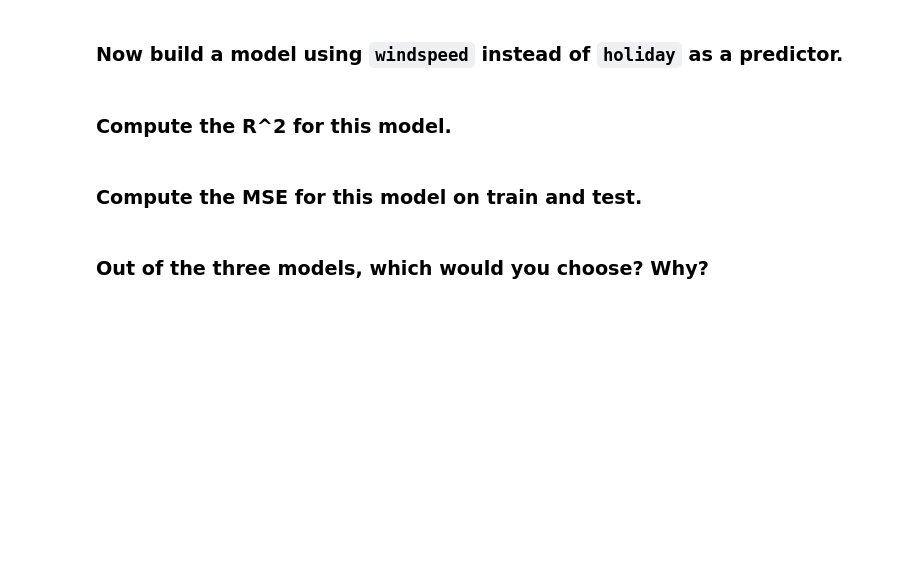
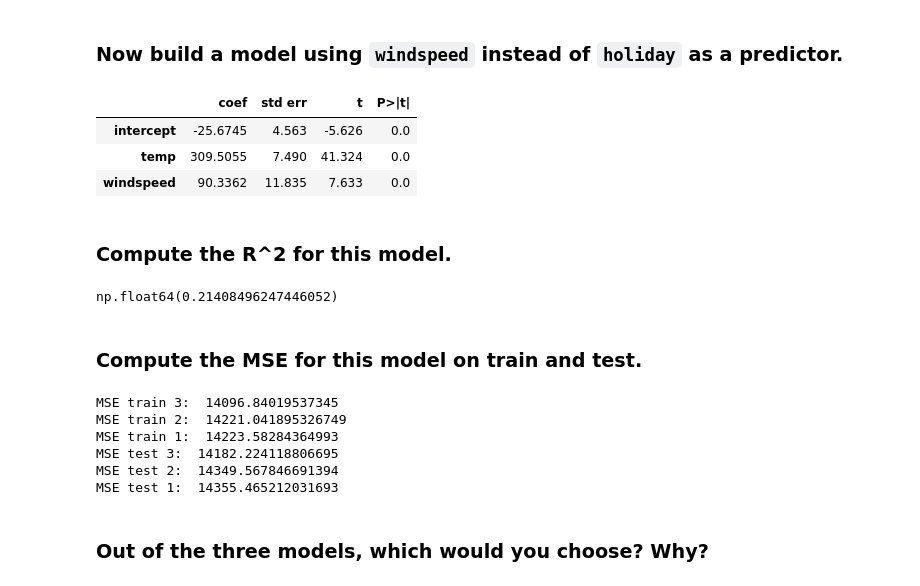
Before and after one commit to paige868/code_2600, a Jupyter notebook: mod04_linear.ipynb, the cells around one changed output. Drawn from its saved outputs; the diff is of its cells as text; code cells hidden in the pictures; blank space fills up the shorter version.

```diff
--- a/mod04_linear.ipynb
+++ b/mod04_linear.ipynb
@@ -253,23 +253,41 @@ This model is technically very slightly better than the initial model because th
 # %% [markdown]
 ### Now build a model using `windspeed` instead of `holiday` as a predictor.
 # %%
-model_3 = #fillin
-results_3 = #fillin
+
+model_3 = sm.OLS(y_train, X_train[['intercept','temp','windspeed']])
+results_3 = model_3.fit()
 summarize(results_3)
-
-model_3 = sm.OLS(y_train, X_train[['intercept','temp','holiday']])
-results_2 = model_2.fit()
-summarize(results_2)
+# %% [output]
+|  | coef | std err | t | P>|t| |
+| intercept | -25.6745 | 4.563 | -5.626 | 0.0 |
+| temp | 309.5055 | 7.490 | 41.324 | 0.0 |
+| windspeed | 90.3362 | 11.835 | 7.633 | 0.0 |
 # %% [markdown]
 ### Compute the R^2 for this model.
 # %%
-#fillin
+results_3.rsquared
+# %% [output]
+np.float64(0.21408496247446052)
 # %% [markdown]
 ### Compute the MSE for this model on train and test.
 # %%
-predictions_train_3 = #fillin
+predictions_train_3 = predict(X_train[['intercept', 'temp','windspeed']], results_3)
+print('MSE train 3: ', mse(y_train, predictions_train_3))
+print('MSE train 2: ', mse(y_train, predictions_train_2))
+print('MSE train 1: ', mse(y_train, predictions_train_1))
 
-predictions_test_3 = #fillin
+
+predictions_test_3 = predict(X_test[['intercept', 'temp','windspeed']], results_3)
+print('MSE test 3: ', mse(y_test, predictions_test_3))
+print('MSE test 2: ', mse(y_test, predictions_test_2))
+print('MSE test 1: ', mse(y_test, predictions_test_1))
+# %% [output]
+MSE train 3:  14096.84019537345
+MSE train 2:  14221.041895326749
+MSE train 1:  14223.58284364993
+MSE test 3:  14182.224118806695
+MSE test 2:  14349.567846691394
+MSE test 1:  14355.465212031693
 # %% [markdown]
 ### Out of the three models, which would you choose? Why?
 # %% [markdown]
```
Also changed, not shown: parts of 1 cell of this notebook.
